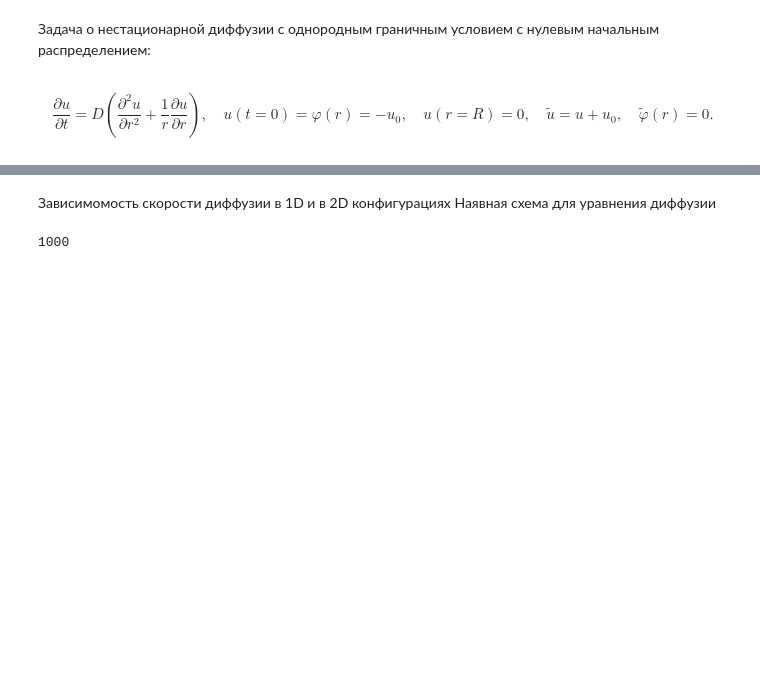
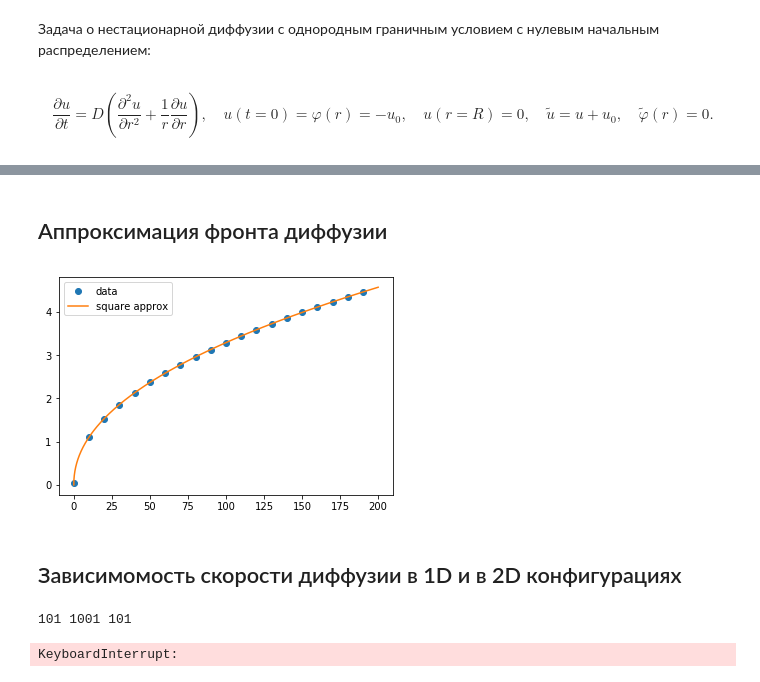
Before and after one commit to konstgav/image-drop, a Jupyter notebook: cylinder-diffusion.ipynb, the cells around one changed output, grey strips where cells are left out. Drawn from its saved outputs; the diff is of its cells as text; code cells hidden in the pictures; blank space fills up the shorter version.

Commit message:
Diffusion approx

```diff
--- a/cylinder-diffusion.ipynb
+++ b/cylinder-diffusion.ipynb
@@ -110,7 +199,18 @@ plt.show()
+# %% [markdown]
+## Аппроксимация фронта диффузии
+# %%
+def func(x, a, b):
+    return a * x**b
+
+y = frontImplicite*h
+x = np.arange(0,Ntimesteps*tau,tau)
+from scipy.optimize import curve_fit
+popt, pcov = curve_fit(func, x, y)
+plt.plot(x[::1000],y[::1000],'o',label='data')
+plt.plot(x,func(x,*popt),label='square approx')
+plt.legend()
+plt.show()
+# %% [output]
+[figure, added]
 # %% [markdown]
-Зависимомость скорости диффузии в 1D и в 2D конфигурациях
-Наявная схема для уравнения диффузии
+## Зависимомость скорости диффузии в 1D и в 2D конфигурациях
-# %%
-print(Nr)
-# %% [output]
-1000
@@ -116,0 +247,24 @@ print(Nr)
+# %%
+R0 = 0.5
+Rmax = 10*R0
+Nspacesteps = 1001
+N = Nspacesteps-1
+h = (Rmax-R0)/N
+N0 = R0//h
+tau = 0.01
+Ntimesteps = (int)(5/tau)
+uzero = np.zeros(N+1,float)
+uzero[0] = u0
+
+print(r.size, uImplicite.size, uBessel.size)
+uImplicite, frontImplicite = ImpliciteSchemaPolar()
+plt.plot(r,uImplicite, 'o', label = 'implicite')
+plt.plot(r,uBessel, label = 'implicite')
+plt.title('Распределение функции')
+plt.show()
+plt.plot(frontImplicite, label = 'implicite')
+plt.title('Положение фронта')
+plt.show()
+# %% [output]
+101 1001 101
+KeyboardInterrupt:
```
Also changed, not shown: parts of 20 cells of this notebook.
